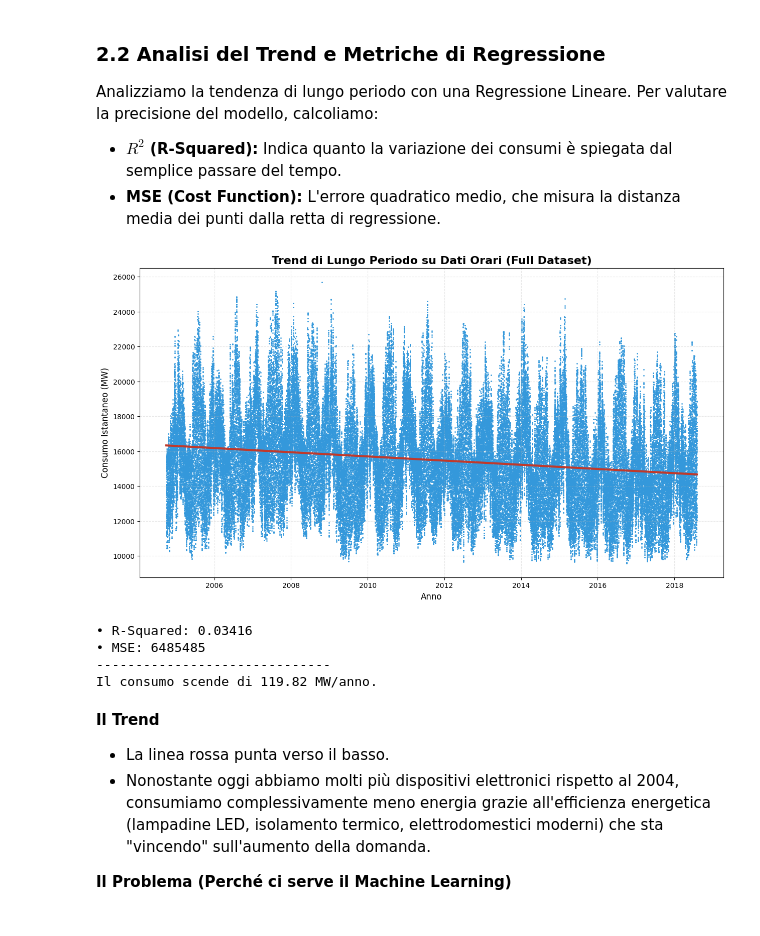
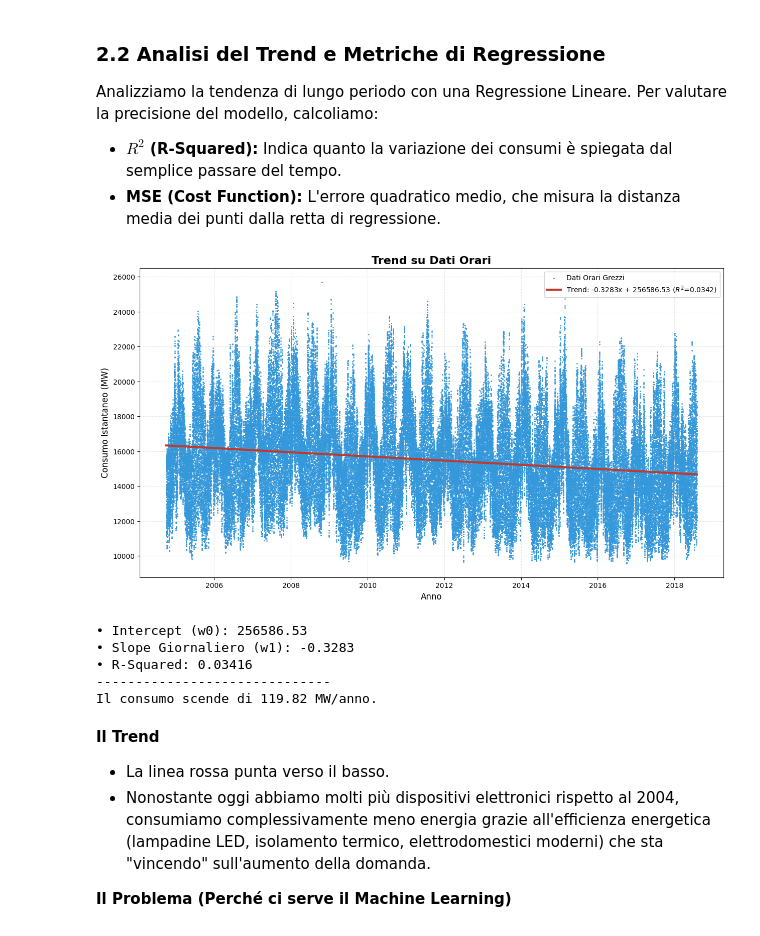
Before and after one commit to reimici/EnergyConsumptionAnalysis, a Jupyter notebook: notebook.ipynb, the cells around one changed output. Cells and saved outputs as stored; diff of their text form; code cells hidden in the pictures.

```diff
--- a/notebook.ipynb
+++ b/notebook.ipynb
@@ -264,54 +255,60 @@ Per valutare la precisione del modello, calcoliamo:
 * **$R^2$ (R-Squared):** Indica quanto la variazione dei consumi è spiegata dal semplice passare del tempo.
 * **MSE (Cost Function):** L'errore quadratico medio, che misura la distanza media dei punti dalla retta di regressione.
 # %%
-# Creiamo una copia per non sporcare il dataset originale
+# Preparazione Dati
 df_trend = df.copy()
-
-# Convertiamo l'indice in numero ordinale per la regressione
 df_trend['Date_Ordinal'] = df_trend.index.map(dt.datetime.toordinal)
 
-# Definiamo Input (X) e Output (y)
 X_full = df_trend[['Date_Ordinal']]
 y_full = df_trend['AEP_MW']
 
-# Addestramento Modello
-reg_full = LinearRegression()
-reg_full.fit(X_full, y_full)
-y_pred_full = reg_full.predict(X_full)
+# Addestramento
+reg = LinearRegression()
+reg.fit(X_full, y_full)
+
+# Estrazione coefficienti
+w0 = reg.intercept_       # Intercetta
+w1 = reg.coef_[0]         # Pendenza (Slope)
+
+# Calcolo predizioni
+y_pred_full = reg.predict(X_full)
 
 # Metriche
+r2 = r2_score(y_full, y_pred_full)
 mse = mean_squared_error(y_full, y_pred_full)
-r2 = r2_score(y_full, y_pred_full)
 
+# Visualizzazione
 plt.figure(figsize=(15, 8))
 
-# Dati Reali
+# Scatter dei dati
 plt.scatter(df_trend.index, df_trend['AEP_MW'], color='#3498db', s=1, label='Dati Orari Grezzi')
 
-# Retta di Regressione
-plt.plot(df_trend.index, y_pred_full, color='#c0392b', linewidth=3, label=f'Trend Lineare ($R^2$={r2:.4f})')
+# Plot della retta
+plt.plot(df_trend.index, y_pred_full, color='#c0392b', linewidth=3, label=f'Trend: {w1:.4f}x + {w0:.2f} ($R^2$={r2:.4f})')
 
-plt.title('Trend di Lungo Periodo su Dati Orari (Full Dataset)', fontsize=16, fontweight='bold')
+plt.title('Trend su Dati Orari', fontsize=16, fontweight='bold')
 plt.xlabel('Anno', fontsize=12)
 plt.ylabel('Consumo Istantaneo (MW)', fontsize=12)
-
-
 plt.grid(True, linestyle='--', alpha=0.3)
+plt.legend()
 plt.show()
 
-slope = reg_full.coef_[0] * 365 # Moltiplichiamo per 365 per trend annuale
+# Calcolo Annuale
+slope_annual = w1 * 365
+print(f"• Intercept (w0): {w0:.2f}")
+print(f"• Slope Giornaliero (w1): {w1:.4f}")
 print(f"• R-Squared: {r2:.5f}")
-print(f"• MSE: {mse:.0f}")
-print("-" * 30)
+print("------------------------------")
 
-if slope < 0:
-    print(f"Il consumo scende di {abs(slope):.2f} MW/anno.")
+if slope_annual < 0:
+    print(f"Il consumo scende di {abs(slope_annual):.2f} MW/anno.")
 else:
-    print(f"Il consumo sale di {slope:.2f} MW/anno.")
+    print(f"Il consumo sale di {slope_annual:.2f} MW/anno.")
 # %% [output]
-[figure, old version]
+[figure, new version]
+• Intercept (w0): 256586.53
+• Slope Giornaliero (w1): -0.3283
 • R-Squared: 0.03416
-• MSE: 6485485
 ------------------------------
 Il consumo scende di 119.82 MW/anno.
 # %% [markdown]
```
Also changed, not shown: parts of 12 cells of this notebook.
